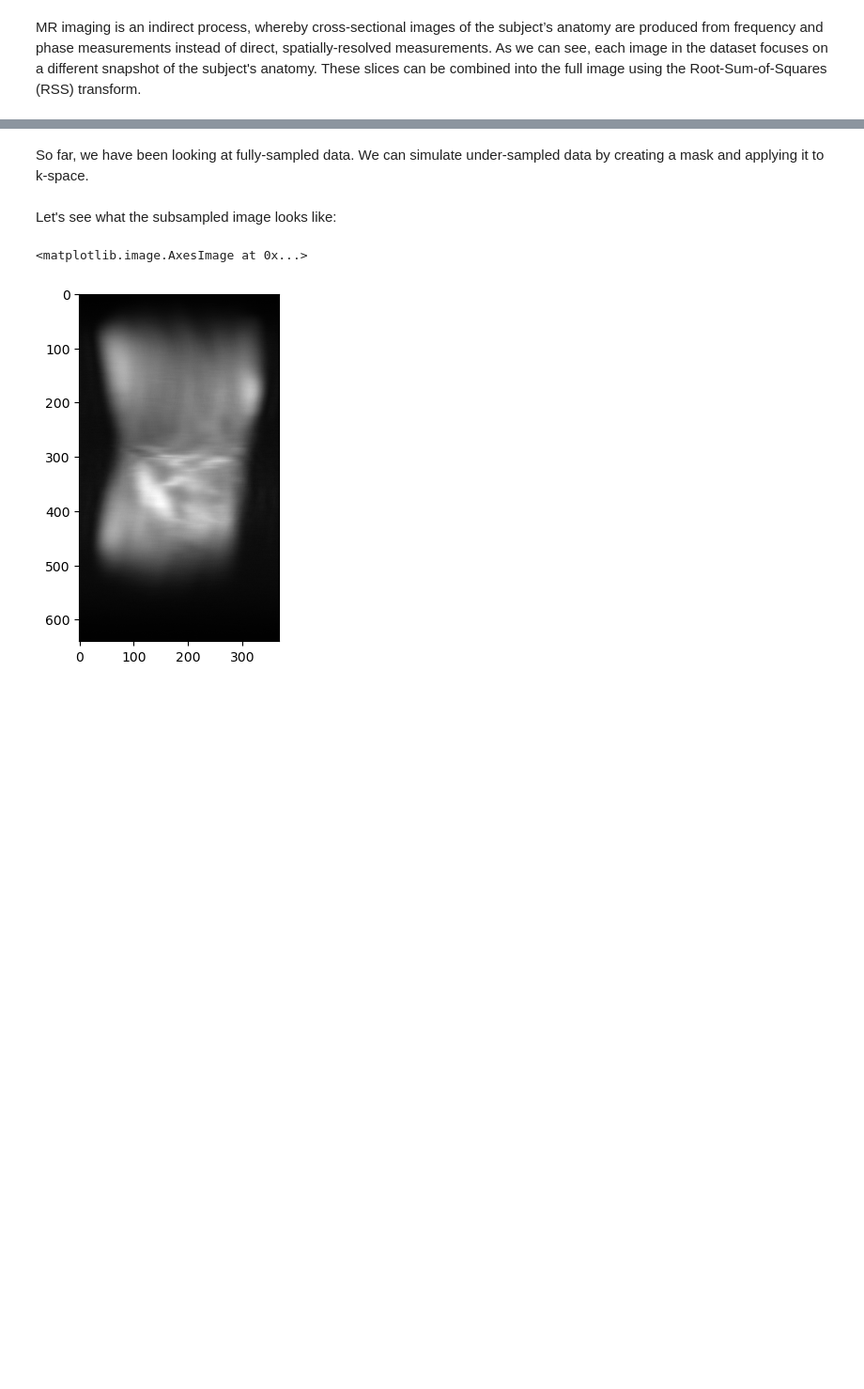
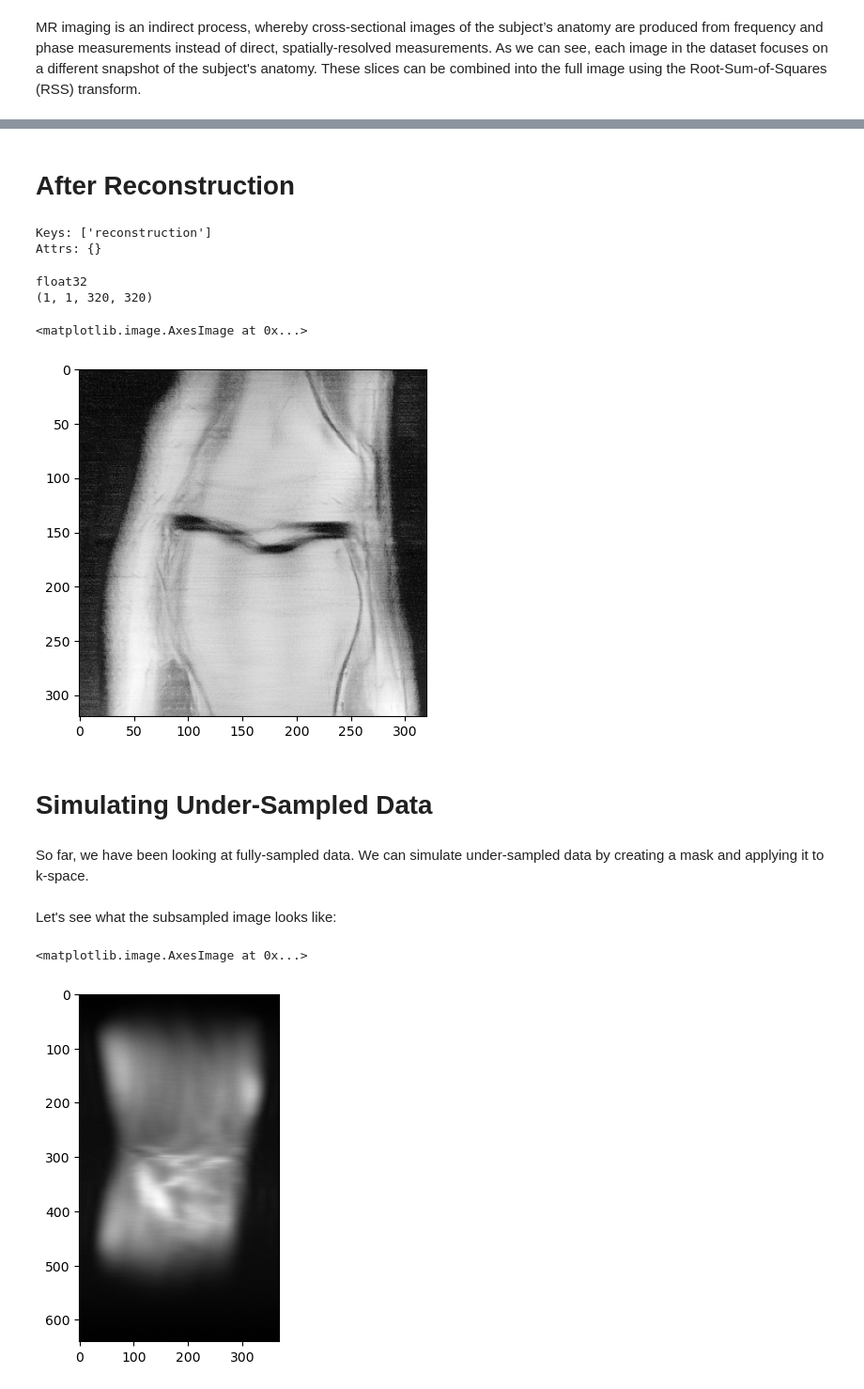
Before and after one commit to LuisRobaina/IMPACT-MRI, a Jupyter notebook: notebooks/fastMRI_tutorial.ipynb, the cells around one changed output, grey strips where cells are left out. Shown: that part at 94% size. Saved outputs shown, nothing was run; the diff lists cells and outputs as text; code cells hidden in the pictures; blank space fills up the shorter version.

```diff
--- a/notebooks/fastMRI_tutorial.ipynb
+++ b/notebooks/fastMRI_tutorial.ipynb
@@ -84,3 +88,31 @@ plt.imshow(np.abs(slice_image_rss.numpy()), cmap='gray')
+# %% [markdown]
+# After Reconstruction
+# %%
+reconstructed = 'fastmri_examples/unet/output/reconstructions/file1000304.h5'
+hf_r = h5py.File(reconstructed)
+# %%
+print('Keys:', list(hf_r.keys()))
+print('Attrs:', dict(hf_r.attrs))
+# %% [output]
+Keys: ['reconstruction']
+Attrs: {}
+# %%
+volume_kspace_r = hf_r['reconstruction'][()]
+print(volume_kspace_r.dtype)
+print(volume_kspace_r.shape)
+# %% [output]
+float32
+(1, 1, 320, 320)
+# %%
+fig = plt.figure()
+plt.imshow(np.log(np.abs(volume_kspace_r[0][0]) + 1e-9), cmap="gray")
+
+#show_multiple_slices(np.log(np.abs(volume_kspace_r) + 1e-9)) #show the 10th, 20th, and 30th slices
+# %% [output]
+<matplotlib.image.AxesImage at 0x...>
+[figure, added]
+# %% [markdown]
+# Simulating Under-Sampled Data
 # %% [markdown]
 So far, we have been looking at fully-sampled data. We can simulate under-sampled data by creating a mask and applying it to k-space.
 # %%
```
Also changed, not shown: parts of 9 cells of this notebook.
